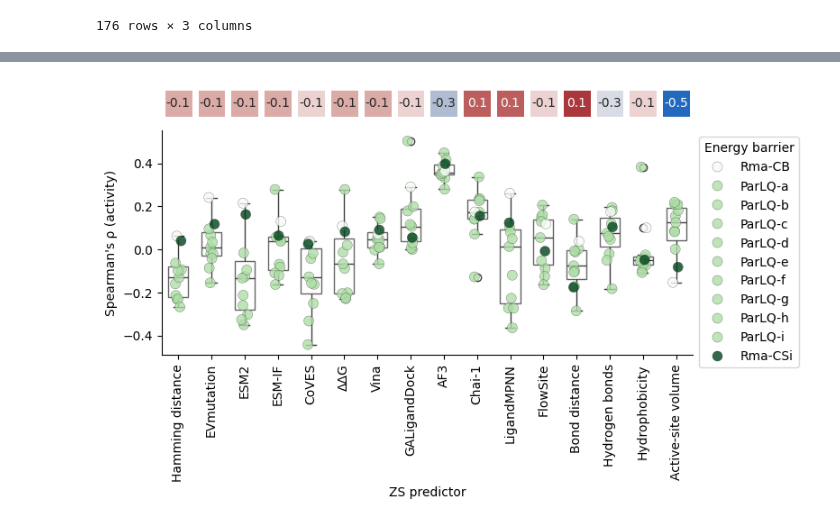
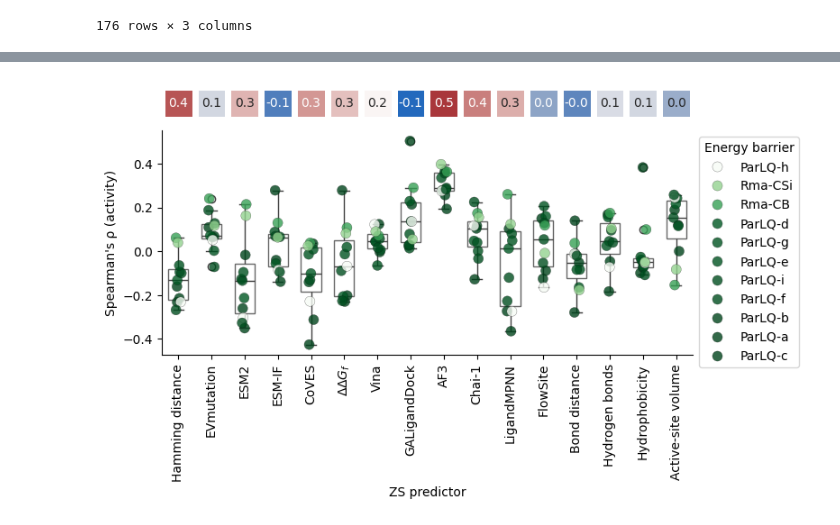
Before and after one commit to fhalab/substrate_aware_zs, a Jupyter notebook: sandbox/sub_vis.ipynb, the cells around one changed output, grey strips where cells are left out. Drawn from its saved outputs; the diff is of its cells as text; code cells hidden in the pictures.

```diff
--- a/sandbox/sub_vis.ipynb
+++ b/sandbox/sub_vis.ipynb
@@ -60,7 +60,7 @@ common_col_dict = {
     "esm_score": "ESM2",
     "esmif_score_apo-score": "ESM-IF",
     "coves_score_apo_clean-output-100_processed": "CoVES",
-    "Triad_score_score-frompdb-cleanup": "ΔΔG",
+    "Triad_score_score-frompdb-cleanup": r"ΔΔ$G_f$",
     "ligandmpnn_score": "LigandMPNN",
     "flowsite_score": "FlowSite",
     "dH": "GALigandDock",
@@ -618,5 +668,5 @@ arbitratey_energy = {k: v for k, v in sorted(arbitratey_energy.items(), key=lamb
 # %%
-# pd.DataFrame([arbitratey_energy]).T # add column name
-new2nature_df["energy"] = new2nature_df["Library"].map(arbitratey_energy)
+# pd.DataFrame([thermo_energy]).T # add column name
+new2nature_df["energy"] = new2nature_df["Library"].map(thermo_energy)
 new2nature_df
 # %% [output]
@@ -675,9 +740,9 @@ Index(['Hamming distance', 'EVmutation', 'ESM2', 'ESM-IF', 'CoVES', 'ΔΔG',
 # %%
 rho_dict = {}
 p_dict = {}
-
-for num_col in new2nature_df.columns[1:-1]:
-    rho, pval = spearmanr(new2nature_df[num_col], new2nature_df["energy"])
+new2nature_df = new2nature_df.reset_index(drop=True)
+for num_col in final_col_order[1:]:
+    rho, pval = spearmanr(new2nature_df[num_col], -new2nature_df["energy"])
     rho_dict[num_col] = rho
     p_dict[num_col] = pval
 # %%
@@ -702,12 +767,16 @@ rho_dict
 # %%
+from matplotlib.colors import LinearSegmentedColormap
 
 # Heatmap values
-heatmap_values = arbitratey_energy
+heatmap_values = thermo_energy
 new2nature_melted["energy"] = new2nature_melted["Library"].map(heatmap_values)
 
 # Normalize heatmap values for colormap
 norm = Normalize(vmin=min(heatmap_values.values()), vmax=max(heatmap_values.values()))
 cmap = get_cmap("Greens")
+# Create a new colormap using only the lighter portion of "Greens"
+# cmap = LinearSegmentedColormap.from_list("lighter_greens", orig_cmap(np.linspace(0, 0.6, 12)))
+
 
 # Map substrates to colors
 substrate_colors = {substrate: cmap(norm(value)) for substrate, value in heatmap_values.items()}
@@ -786,32 +855,32 @@ sns.stripplot(
     y="Spearman's ρ with activity",
     hue="Library",
     data=new2nature_melted,
     palette=substrate_colors,
     jitter=True,
     size=8,
     marker="o",
     edgecolor="gray",
     linewidth=0.2,
     alpha=0.8,
     ax=ax,
     hue_order=heatmap_values.keys(),
 )
 
 # Format boxplot
 ax.spines["top"].set_visible(False)
 ax.spines["right"].set_visible(False)
 ax.tick_params(axis="x", rotation=90)  # Rotate x labels
 
 # Adjust legend
 ax.legend(bbox_to_anchor=(1, 1), loc="upper left", title="Energy barrier")
 
 # Rename y-axis
 ax.set_ylabel("Spearman's ρ (activity)")
 
 # Save the figure
-plt.savefig("figs/new2nature.svg", format="svg", dpi=300, bbox_inches="tight")
+# plt.savefig("figs/new2nature.svg", format="svg", dpi=300, bbox_inches="tight")
 
 plt.tight_layout()
 plt.show()
 # %% [output]
-[figure, old version]
+[figure, new version]
```
Also changed, not shown: parts of 13 cells of this notebook, 7 other files.
